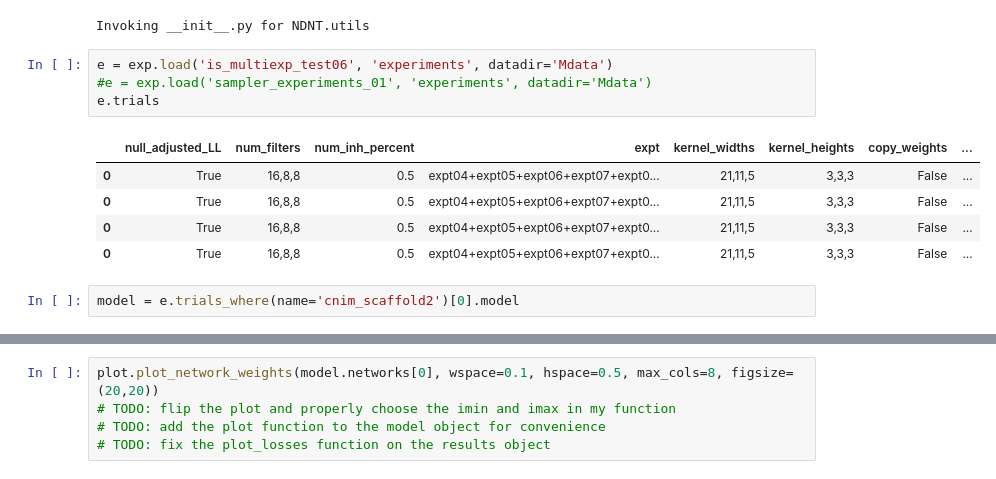
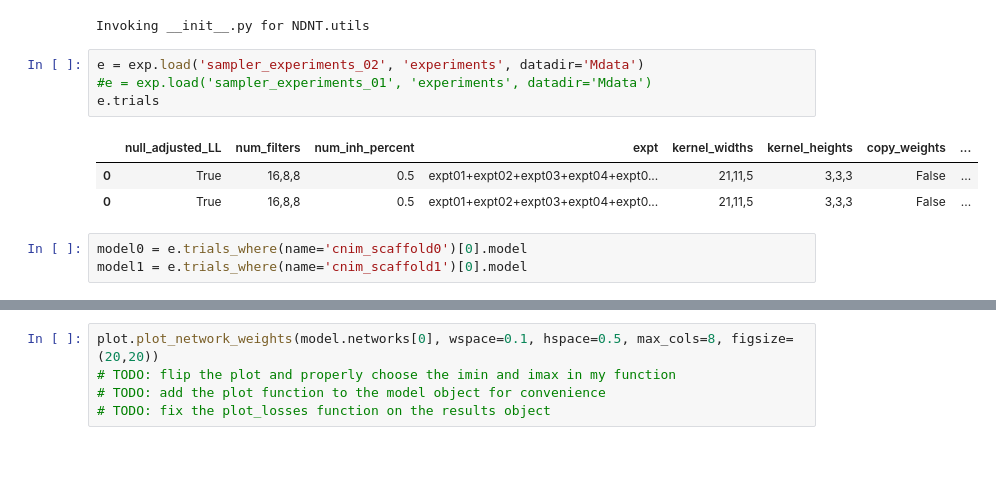
Before and after one commit to NeuroTheoryUMD/mattjac, a Jupyter notebook: v1/sampler_experiments.ipynb, the cells around one changed output, grey strips where cells are left out. Saved outputs shown, nothing was run; the diff lists cells and outputs as text.

```diff
--- a/v1/sampler_experiments.ipynb
+++ b/v1/sampler_experiments.ipynb
@@ -18,15 +18,14 @@ device = torch.device('cuda:0')
 # %% [output]
 Invoking __init__.py for NDNT.utils
 # %%
-e = exp.load('is_multiexp_test06', 'experiments', datadir='Mdata')
+e = exp.load('sampler_experiments_02', 'experiments', datadir='Mdata')
 #e = exp.load('sampler_experiments_01', 'experiments', datadir='Mdata')
 e.trials
 # %% [output]
 |  | null_adjusted_LL | num_filters | num_inh_percent | expt | kernel_widths | kernel_heights | copy_weights | ... |
-| 0 | True | 16,8,8 | 0.5 | expt04+expt05+expt06+expt07+expt0... | 21,11,5 | 3,3,3 | False | ... |
-| 0 | True | 16,8,8 | 0.5 | expt04+expt05+expt06+expt07+expt0... | 21,11,5 | 3,3,3 | False | ... |
-| 0 | True | 16,8,8 | 0.5 | expt04+expt05+expt06+expt07+expt0... | 21,11,5 | 3,3,3 | False | ... |
-| 0 | True | 16,8,8 | 0.5 | expt04+expt05+expt06+expt07+expt0... | 21,11,5 | 3,3,3 | False | ... |
+| 0 | True | 16,8,8 | 0.5 | expt01+expt02+expt03+expt04+expt0... | 21,11,5 | 3,3,3 | False | ... |
+| 0 | True | 16,8,8 | 0.5 | expt01+expt02+expt03+expt04+expt0... | 21,11,5 | 3,3,3 | False | ... |
 # %%
-model = e.trials_where(name='cnim_scaffold2')[0].model
+model0 = e.trials_where(name='cnim_scaffold0')[0].model
+model1 = e.trials_where(name='cnim_scaffold1')[0].model
 # %%
```
Also changed, not shown: parts of 2 cells of this notebook, 2 other files.
